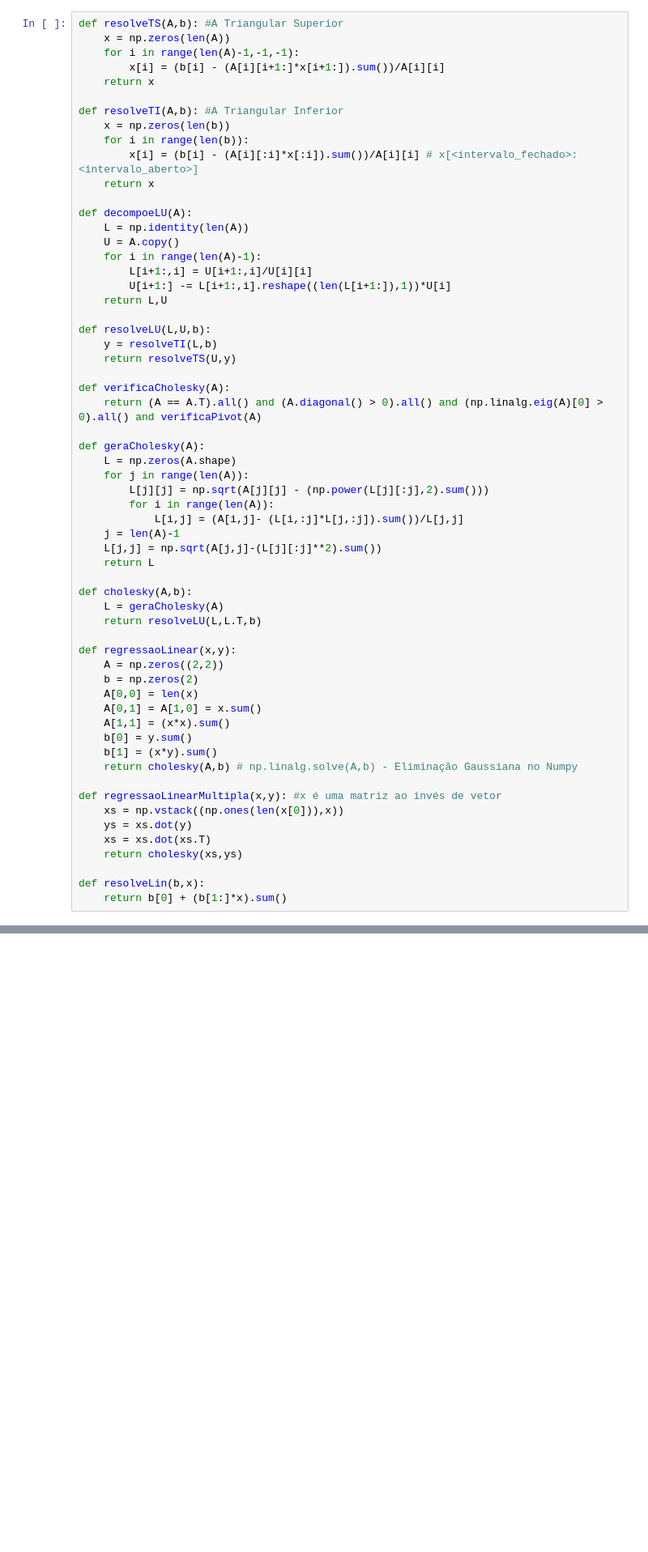
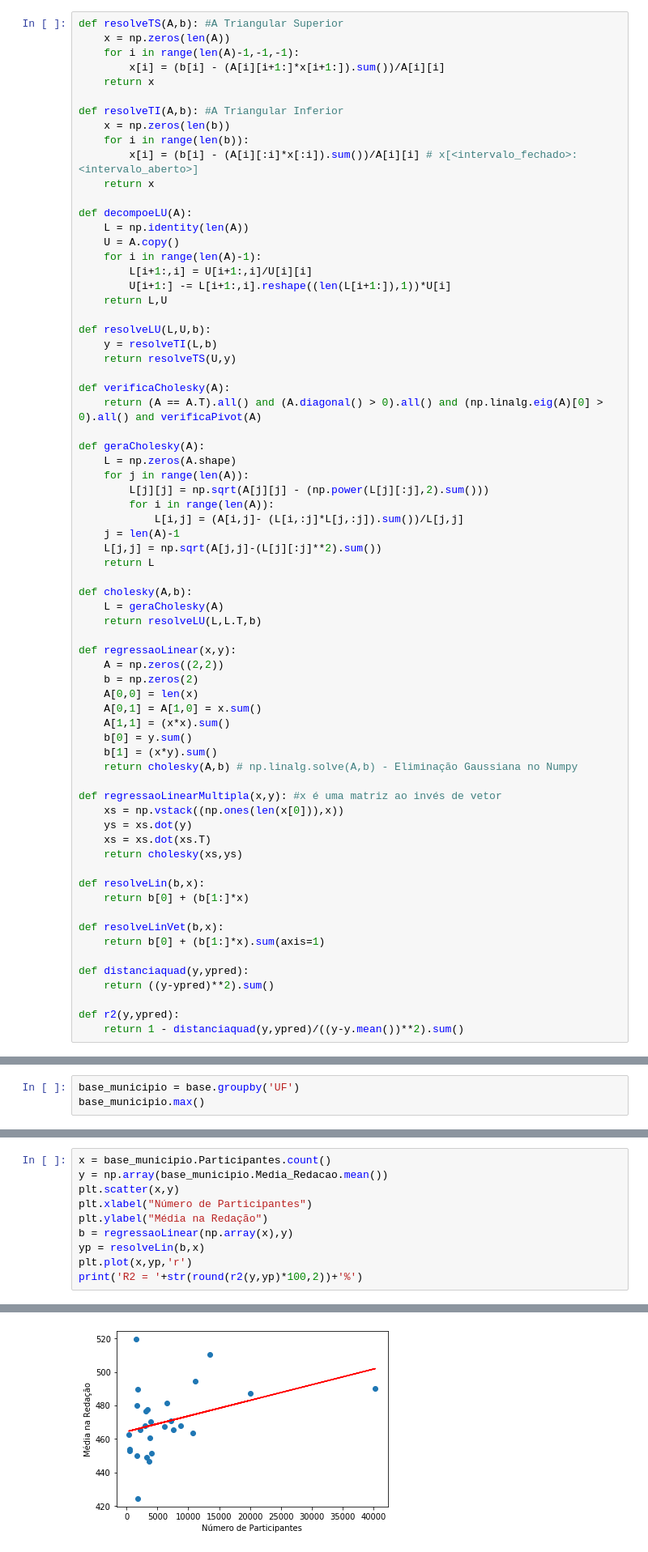
Before and after one commit to nabsonp/ComputacaoNumerica, a Jupyter notebook: CNRegressão_FernandaSerra_NabsonPaiva.ipynb, the cells around one changed output, grey strips where cells are left out. Shown: that part at 81% size. Cells and saved outputs as stored; diff of their text form; blank space fills up the shorter version.

Commit message:
Testando com groupby

```diff
--- a/CNRegressão_FernandaSerra_NabsonPaiva.ipynb
+++ b/CNRegressão_FernandaSerra_NabsonPaiva.ipynb
@@ -184,7 +184,16 @@ def regressaoLinearMultipla(x,y): #x é uma matriz ao invés de vetor
     return cholesky(xs,ys)
 
 def resolveLin(b,x):
-    return b[0] + (b[1:]*x).sum()
+    return b[0] + (b[1:]*x)
+
+def resolveLinVet(b,x):
+    return b[0] + (b[1:]*x).sum(axis=1)
+
+def distanciaquad(y,ypred):
+    return ((y-ypred)**2).sum()
+
+def r2(y,ypred):
+    return 1 - distanciaquad(y,ypred)/((y-y.mean())**2).sum()
 # %%
 ordenado = base.sort_values(['Media_Humanas'])
 plt.scatter(ordenado.Media_Humanas,ordenado.Media_Redacao)
@@ -203,0 +213,3 @@ plt.scatter(base.Media_Linguagens,base.Media_Humanas)
+# %%
+base_municipio = base.groupby('UF')
+base_municipio.max()
@@ -203,0 +257,11 @@ plt.scatter(base.Media_Linguagens,base.Media_Humanas)
+# %%
+x = base_municipio.Participantes.count()
+y = np.array(base_municipio.Media_Redacao.mean())
+plt.scatter(x,y)
+plt.xlabel("Número de Participantes")
+plt.ylabel("Média na Redação")
+b = regressaoLinear(np.array(x),y)
+yp = resolveLin(b,x)
+plt.plot(x,yp,'r')
+print('R2 = '+str(round(r2(y,yp)*100,2))+'%')
+# %% [output]
@@ -203,0 +269 @@ plt.scatter(base.Media_Linguagens,base.Media_Humanas)
+[figure, added]
```
Also changed, not shown: parts of 17 cells of this notebook, 1 other file.
